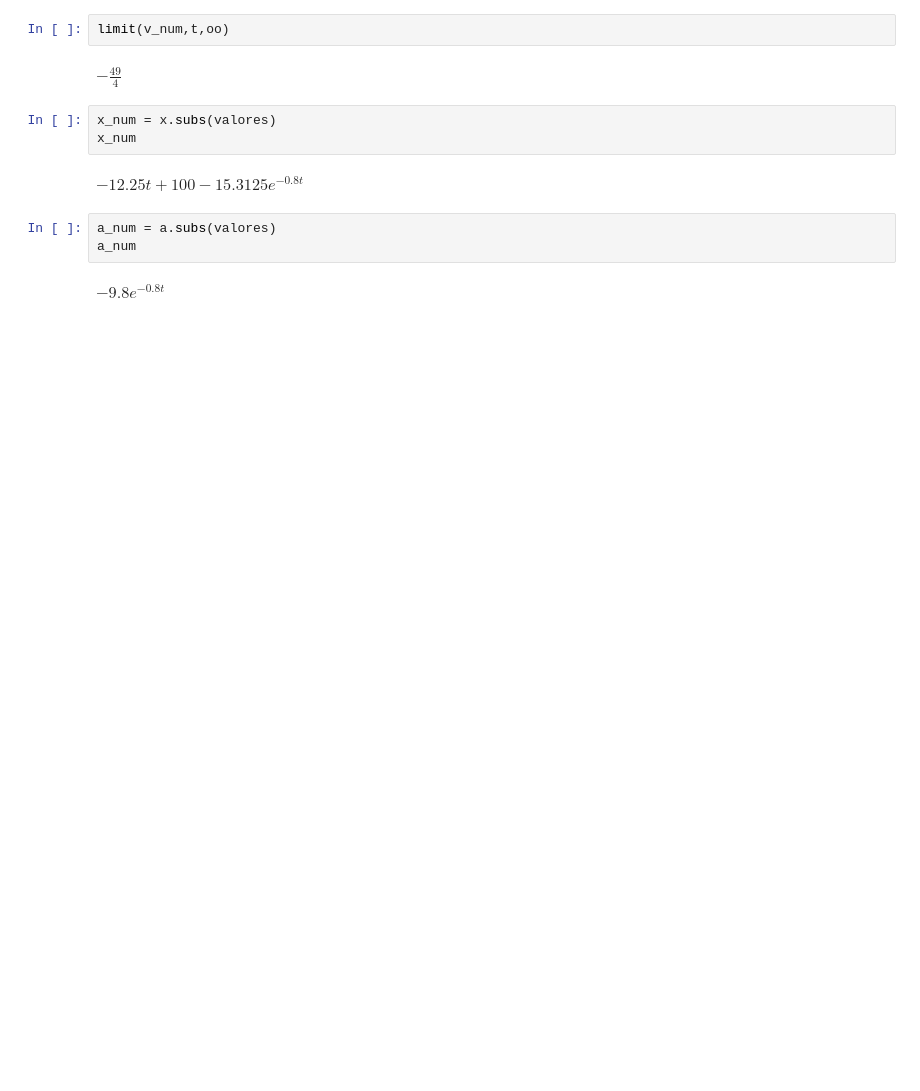
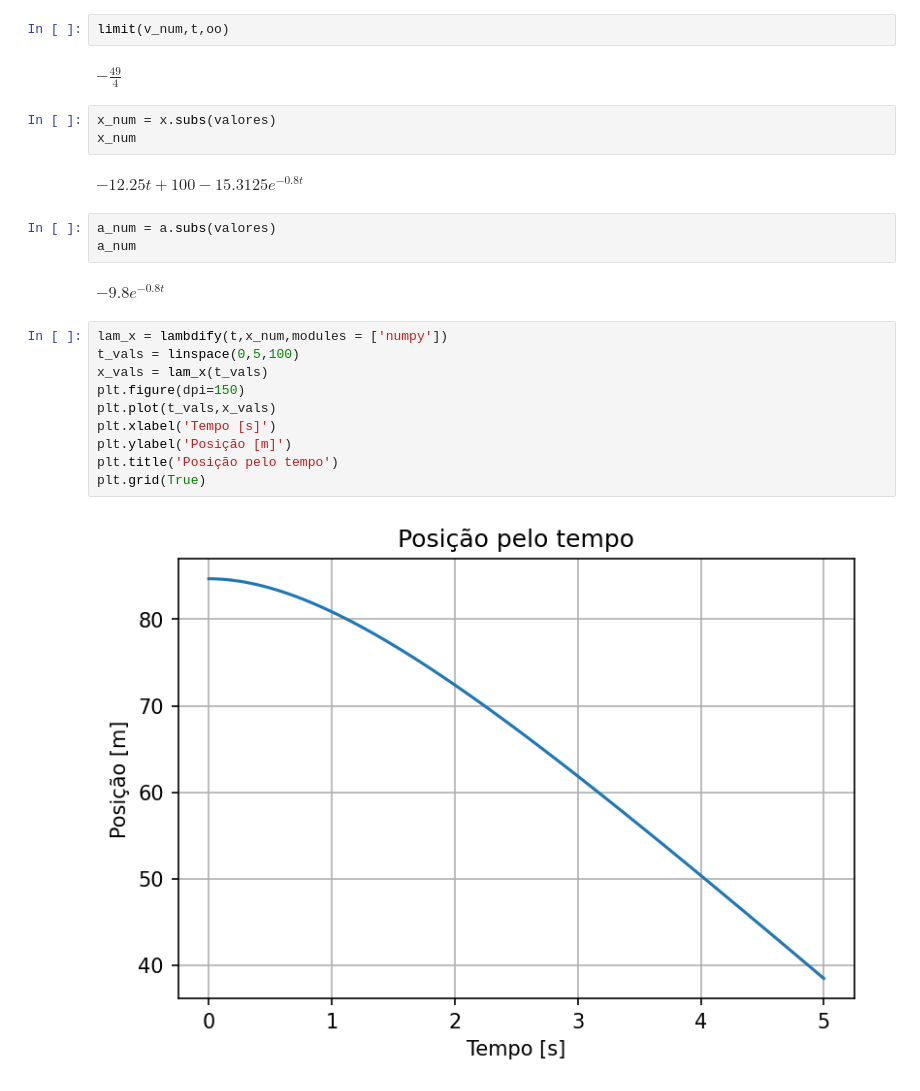
Before and after one commit to klaudioc/Python, a Jupyter notebook: CursoPython.ipynb, the cells around one changed output. Drawn from its saved outputs; the diff is of its cells as text; blank space fills up the shorter version.

```diff
--- a/CursoPython.ipynb
+++ b/CursoPython.ipynb
@@ -1503,3 +1813,15 @@ a_num = a.subs(valores)
 a_num
 # %% [output]
 $\displaystyle - 9.8 e^{- 0.8 t}$
+# %%
+lam_x = lambdify(t,x_num,modules = ['numpy'])
+t_vals = linspace(0,5,100)
+x_vals = lam_x(t_vals)
+plt.figure(dpi=150)
+plt.plot(t_vals,x_vals)
+plt.xlabel('Tempo [s]')
+plt.ylabel('Posição [m]')
+plt.title('Posição pelo tempo')
+plt.grid(True)
+# %% [output]
+[figure, added]
```
Also changed, not shown: parts of 121 cells of this notebook, 1 other file.
